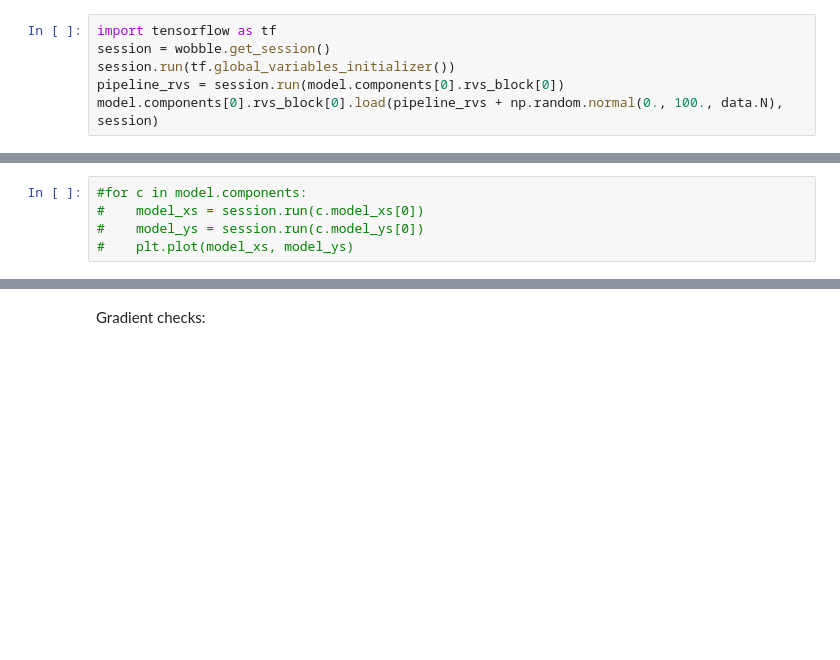
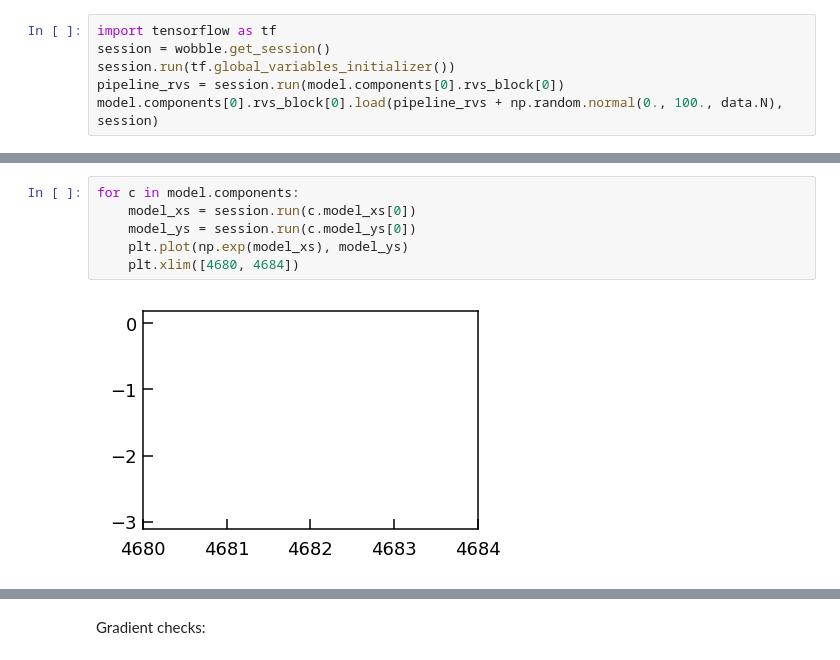
Before and after one commit to megbedell/wobble, a Jupyter notebook: wobbleflow.ipynb, the cells around one changed output, grey strips where cells are left out. Drawn from its saved outputs; the diff is of its cells as text; blank space fills up the shorter version.

```diff
--- a/wobbleflow.ipynb
+++ b/wobbleflow.ipynb
@@ -36,8 +53,11 @@ plt.scatter(data.pipeline_rvs, star_rvs + data.pipeline_rvs)
 # %%
-#for c in model.components:
-#    model_xs = session.run(c.model_xs[0])
-#    model_ys = session.run(c.model_ys[0])
-#    plt.plot(model_xs, model_ys)
+for c in model.components:
+    model_xs = session.run(c.model_xs[0])
+    model_ys = session.run(c.model_ys[0])
+    plt.plot(np.exp(model_xs), model_ys)
+    plt.xlim([4680, 4684])
+# %% [output]
+[figure, added]
 # %%
 %%time
 niter = 100
```
Also changed, not shown: parts of 11 cells of this notebook, 1 other file.
